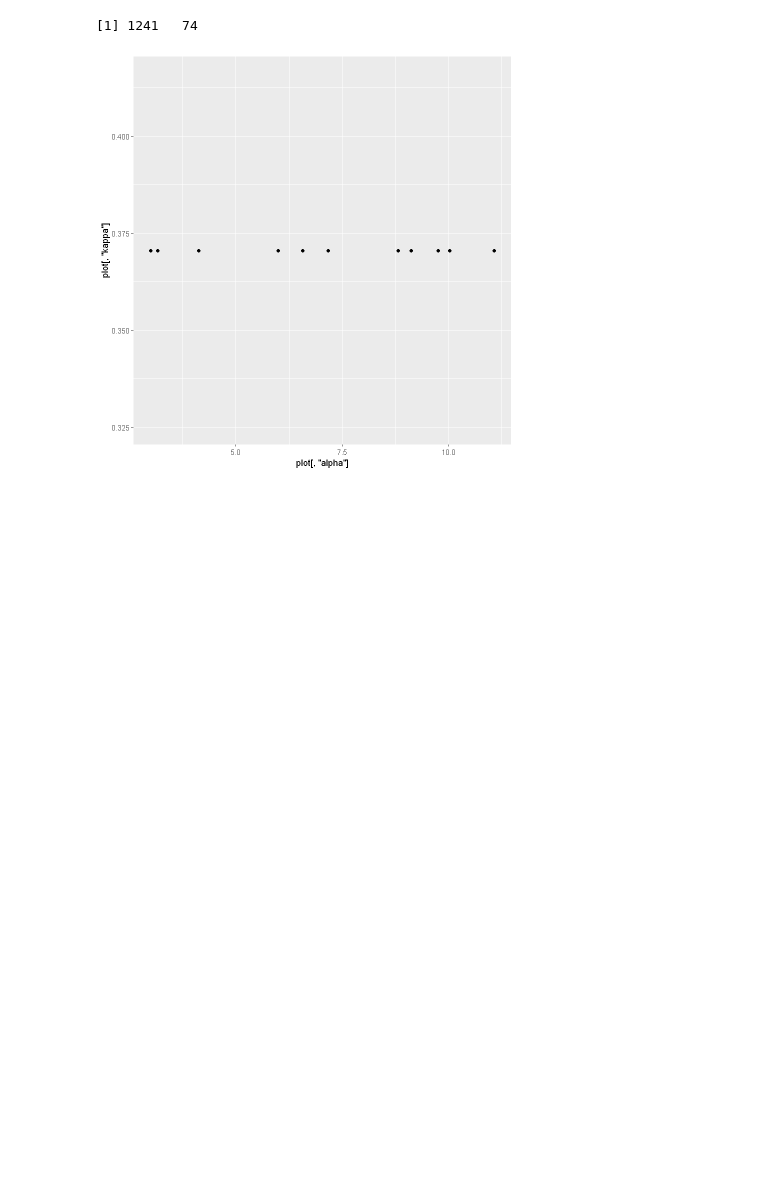
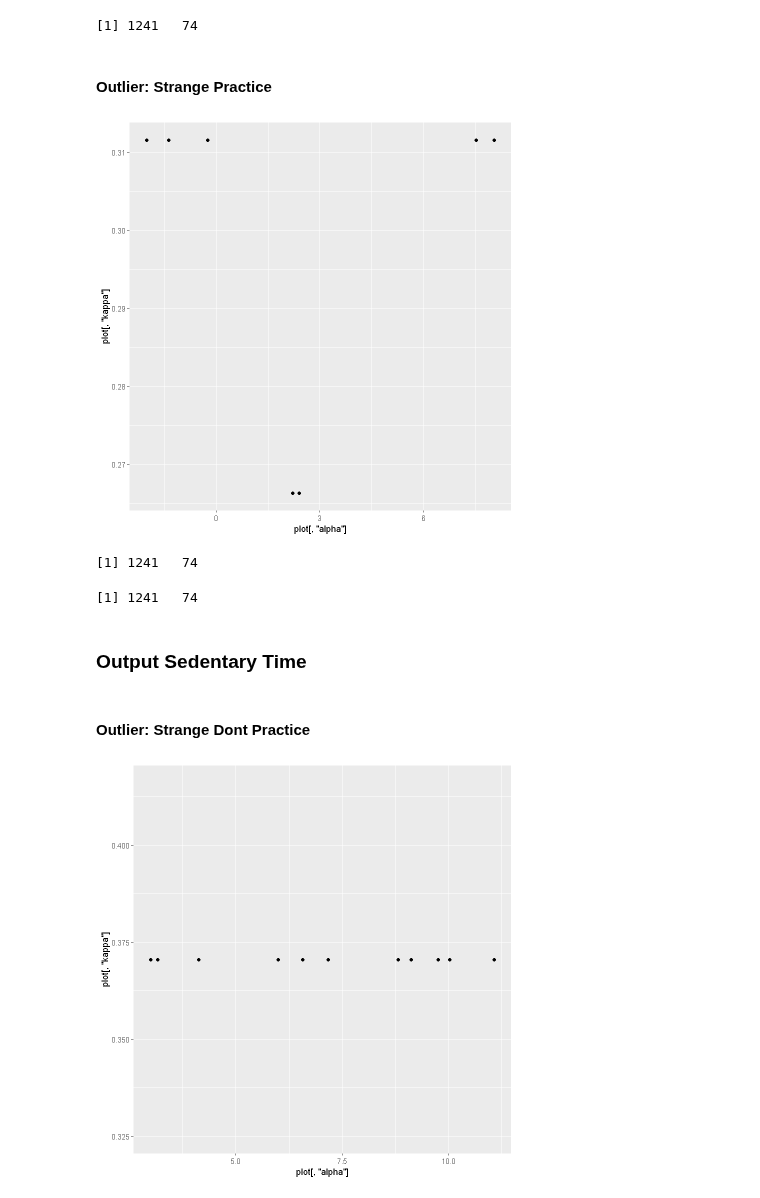
Before and after one commit to LASOS-INT/Barreiras-e-Facilitadores, a Jupyter notebook: R-notebooks/unsupervised_learning.ipynb, the cells around one changed output. Cells and saved outputs as stored; diff of their text form; code cells hidden in the pictures; blank space fills up the shorter version.

```diff
--- a/R-notebooks/unsupervised_learning.ipynb
+++ b/R-notebooks/unsupervised_learning.ipynb
@@ -171,6 +182,8 @@ We can keep the strange practice people that belongs to the practice cluster, bu
 # %%
-distances <- distance_to_centroids(main_tsne_df, strange_dp, "practice", "dont_practice")
-distances
+distances_sdp <- distance_to_centroids(main_tsne_df, strange_dp, "practice", "dont_practice")
+distances_sdp
+distances_sp <- distance_to_centroids(main_tsne_df, strange_p, "practice", "dont_practice")
+distances_sp
 # %% [output]
 A data.frame: 15 × 3
 | id | d1 | d2 |
@@ -193,6 +219,6 @@ A data.frame: 15 × 3
 # %%
 pa_dataset_copy <- pa_dataset
 pa_dataset_copy["outlier"] <- strange_dp
-outliers_result <- outliers_checker(distances, pa_dataset_copy, "PA_practice_during")
+outliers_result <- outliers_checker(distances_sdp, pa_dataset_copy, "PA_practice_during")
 # %%
 plot <- outliers_result$kappa_x_alpha
@@ -207,6 +232,28 @@ pa_dataset <- pa_dataset[outliers_result$best_model$remaining_data, ]
 # %% [output]
 [1] 1242   74
 [1] 1241   74
+# %% [markdown]
+#### Outlier: Strange Practice
+# %%
+pa_dataset_copy <- pa_dataset
+pa_dataset_copy["outlier"] <- strange_p[as.numeric(outliers_result$best_model$remaining_data)]
+outliers_result <- outliers_checker(distances_sp, pa_dataset_copy, "PA_practice_during")
+# %%
+plot <- outliers_result$kappa_x_alpha
+ggplot(plot, aes(plot[, "alpha"], plot[, "kappa"] )) + geom_point()
+# %% [output]
+[figure, added]
+# %%
+dim(pa_dataset)
+dim(pa_dataset[outliers_result$best_model$remaining_data, ])
+pa_dataset <- pa_dataset[outliers_result$best_model$remaining_data, ]
+# %% [output]
+[1] 1241   74
+[1] 1241   74
+# %% [markdown]
+### Output Sedentary Time
+# %% [markdown]
+#### Outlier: Strange Dont Practice
 # %%
 sedentery_dataset_copy <- sedentary_dataset
 sedentery_dataset_copy["outlier"] <- strange_dp
```
Also changed, not shown: parts of 27 cells of this notebook, 6 other files.
